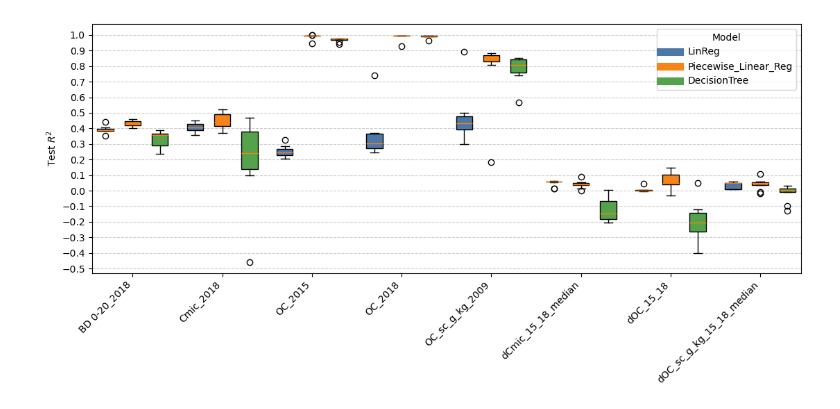
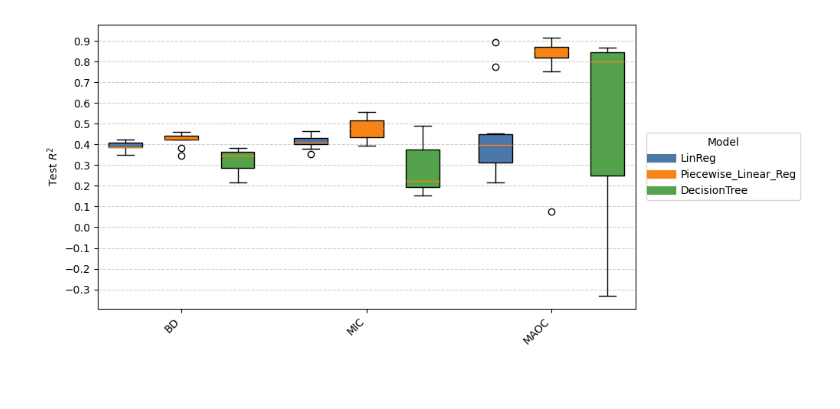
Before and after one commit to LeRoss92/Hybrid-Craig-and-Dynamic-LUCAS, a Jupyter notebook: 7_analysis.ipynb, the cells around one changed output. Saved outputs shown, nothing was run; the diff lists cells and outputs as text; code cells hidden in the pictures; blank space fills up the shorter version.

```diff
--- a/7_analysis.ipynb
+++ b/7_analysis.ipynb
@@ -492,7 +87,13 @@ models = ["LinReg", "Piecewise_Linear_Reg", "DecisionTree"]
 
 box_data = []
 positions = []
-labels = []
+final_labels = []
+
+labels = {
+    'BD 0-20_2018': 'BD',
+    'Cmic_2018': 'MIC',
+    'OC_sc_g_kg_2009': 'MAOC'
+}
 
 group_gap = 0.3
 for i, file_path in enumerate(pkl_files):
@@ -503,45 +104,48 @@ for i, file_path in enumerate(pkl_files):
         cleaned = cleaned[2:]
     if cleaned.endswith("_results.pkl"):
         cleaned = cleaned[:-12]
-    labels.append(cleaned)
+    final_labels.append(labels[cleaned])
     for j, model in enumerate(models):
         values = df.loc[df["model_type"] == model, "test_R2"].dropna()
         box_data.append(values)
         positions.append(i * (len(models) + group_gap) + j)
 
-fig, ax = plt.subplots(figsize=(max(6, len(pkl_files) * 1.4), 5.5))
+fig, ax = plt.subplots(figsize=(len(pkl_files) * 4, 4.5))
 box = ax.boxplot(
     box_data,
     positions=positions,
     widths=0.6,
     patch_artist=True,
 )
 
 colors = ["#4C78A8", "#F58518", "#54A24B"]
 for patch, color in zip(box["boxes"], colors * len(pkl_files)):
     patch.set_facecolor(color)
 
 centers = [i * (len(models) + group_gap) + (len(models) - 1) / 2 for i in range(len(pkl_files))]
 ax.set_xticks(centers)
-ax.set_xticklabels(labels, rotation=45, ha="right")
+ax.set_xticklabels(final_labels, rotation=45, ha="right")
 ax.set_ylabel("Test $R^2$")
 
 legend_handles = [
     plt.Line2D([0], [0], color=color, lw=8) for color in colors
 ]
+# Move legend outside of the plot area (right side)
 ax.legend(
     legend_handles,
     models,
     title="Model",
-    loc="upper right",
+    loc="center left",
+    bbox_to_anchor=(1.02, 0.5),
+    borderaxespad=0,
 )
 
 from matplotlib.ticker import MultipleLocator
 ax.yaxis.set_major_locator(MultipleLocator(0.1))
 ax.grid(axis="y", which="major", linestyle="--", alpha=0.6)
 
-plt.tight_layout()
+plt.tight_layout(rect=[0, 0, 0.85, 1])
 plt.savefig("figures/boxplot_models_by_pkl.png", dpi=300, bbox_inches="tight")
 plt.show()
 # %% [output]
-[figure, old version]
+[figure, new version]
```
Also changed, not shown: parts of 15 cells of this notebook, 11 other files.
